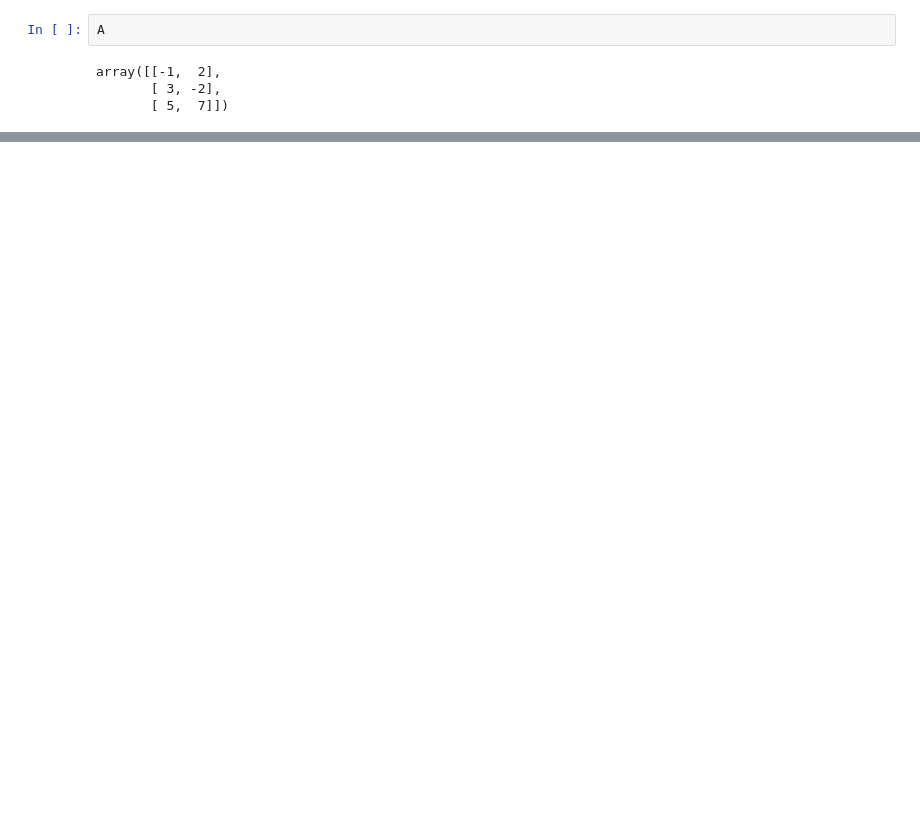
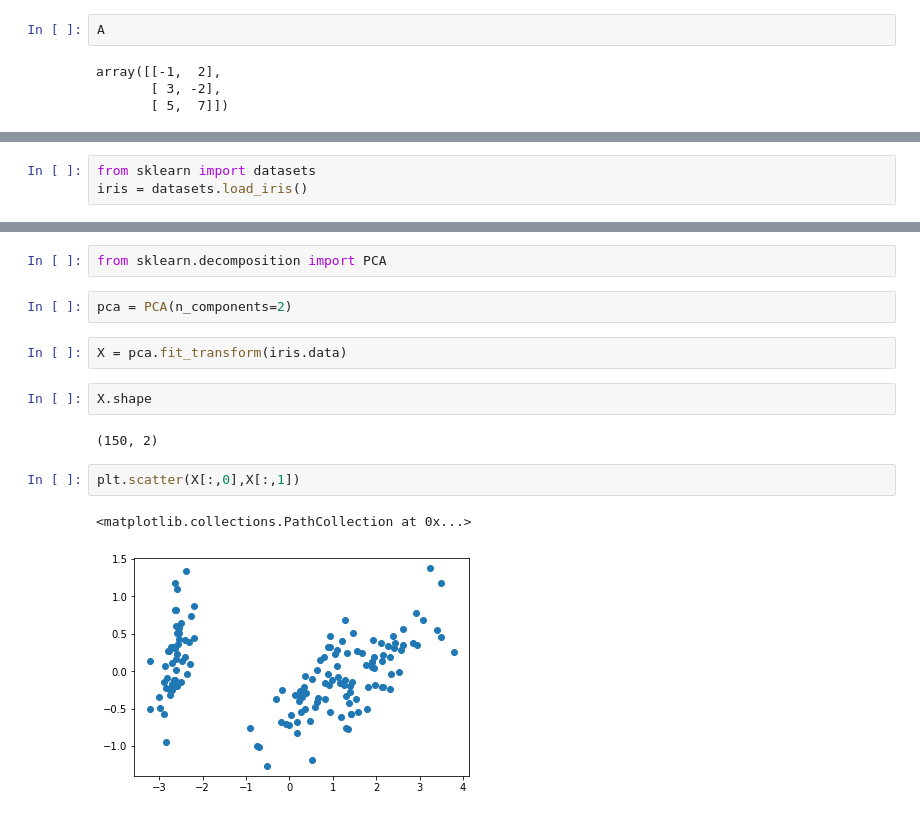
Before and after one commit to Dnbg1982/Practice-Projects, a Jupyter notebook: Linear Algebra.ipynb, the cells around one changed output, grey strips where cells are left out. Cells and saved outputs as stored; diff of their text form; blank space fills up the shorter version.

```diff
--- a/Linear Algebra.ipynb
+++ b/Linear Algebra.ipynb
@@ -810,0 +937,3 @@ array([[-1,  2],
+# %%
+from sklearn import datasets
+iris = datasets.load_iris()
@@ -810,0 +951,15 @@ array([[-1,  2],
+# %%
+from sklearn.decomposition import PCA
+# %%
+pca = PCA(n_components=2)
+# %%
+X = pca.fit_transform(iris.data)
+# %%
+X.shape
+# %% [output]
+(150, 2)
+# %%
+plt.scatter(X[:,0],X[:,1])
+# %% [output]
+<matplotlib.collections.PathCollection at 0x...>
+[figure, added]
```
Also changed, not shown: parts of 35 cells of this notebook.
